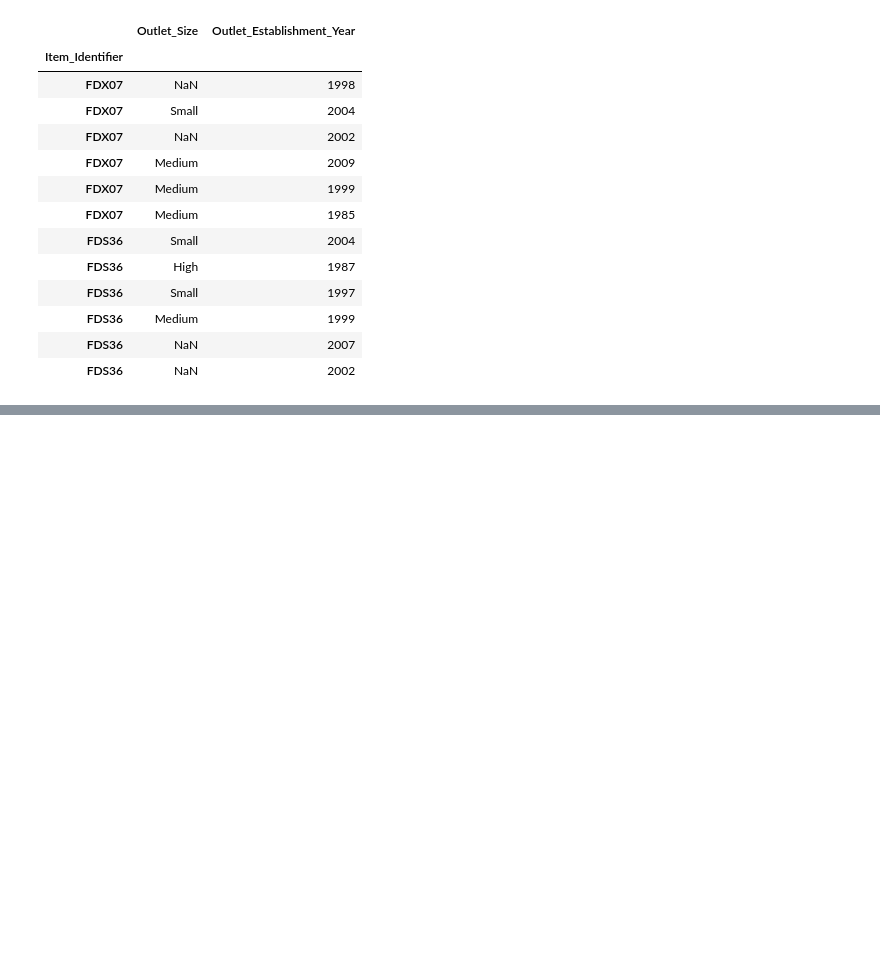
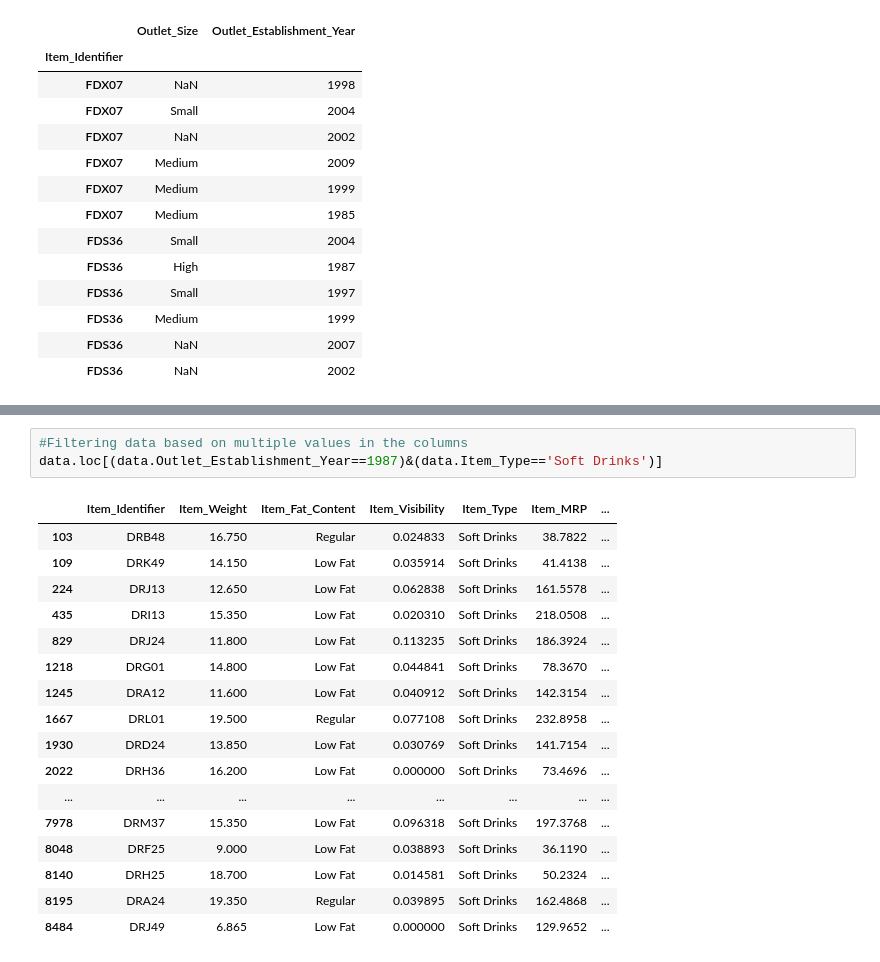
Before and after one commit to taruchit/DataScience, a Jupyter notebook: ReadNSubset.ipynb, the cells around one changed output, grey strips where cells are left out. Drawn from its saved outputs; the diff is of its cells as text; blank space fills up the shorter version.

Commit message:
Subsetting the data

```diff
--- a/ReadNSubset.ipynb
+++ b/ReadNSubset.ipynb
@@ -222,0 +312,21 @@ data.loc[['FDX07','FDS36'],['Outlet_Size','Outlet_Establishment_Year']]
+# %%
+#Filtering data based on multiple values in the columns
+data.loc[(data.Outlet_Establishment_Year==1987)&(data.Item_Type=='Soft Drinks')]
+# %% [output]
+|  | Item_Identifier | Item_Weight | Item_Fat_Content | Item_Visibility | Item_Type | Item_MRP | ... |
+| 103 | DRB48 | 16.750 | Regular | 0.024833 | Soft Drinks | 38.7822 | ... |
+| 109 | DRK49 | 14.150 | Low Fat | 0.035914 | Soft Drinks | 41.4138 | ... |
+| 224 | DRJ13 | 12.650 | Low Fat | 0.062838 | Soft Drinks | 161.5578 | ... |
+| 435 | DRI13 | 15.350 | Low Fat | 0.020310 | Soft Drinks | 218.0508 | ... |
+| 829 | DRJ24 | 11.800 | Low Fat | 0.113235 | Soft Drinks | 186.3924 | ... |
+| 1218 | DRG01 | 14.800 | Low Fat | 0.044841 | Soft Drinks | 78.3670 | ... |
+| 1245 | DRA12 | 11.600 | Low Fat | 0.040912 | Soft Drinks | 142.3154 | ... |
+| 1667 | DRL01 | 19.500 | Regular | 0.077108 | Soft Drinks | 232.8958 | ... |
+| 1930 | DRD24 | 13.850 | Low Fat | 0.030769 | Soft Drinks | 141.7154 | ... |
+| 2022 | DRH36 | 16.200 | Low Fat | 0.000000 | Soft Drinks | 73.4696 | ... |
+| ... | ... | ... | ... | ... | ... | ... | ... |
+| 7978 | DRM37 | 15.350 | Low Fat | 0.096318 | Soft Drinks | 197.3768 | ... |
+| 8048 | DRF25 | 9.000 | Low Fat | 0.038893 | Soft Drinks | 36.1190 | ... |
+| 8140 | DRH25 | 18.700 | Low Fat | 0.014581 | Soft Drinks | 50.2324 | ... |
+| 8195 | DRA24 | 19.350 | Regular | 0.039895 | Soft Drinks | 162.4868 | ... |
+| 8484 | DRJ49 | 6.865 | Low Fat | 0.000000 | Soft Drinks | 129.9652 | ... |
```
Also changed, not shown: parts of 23 cells of this notebook.
